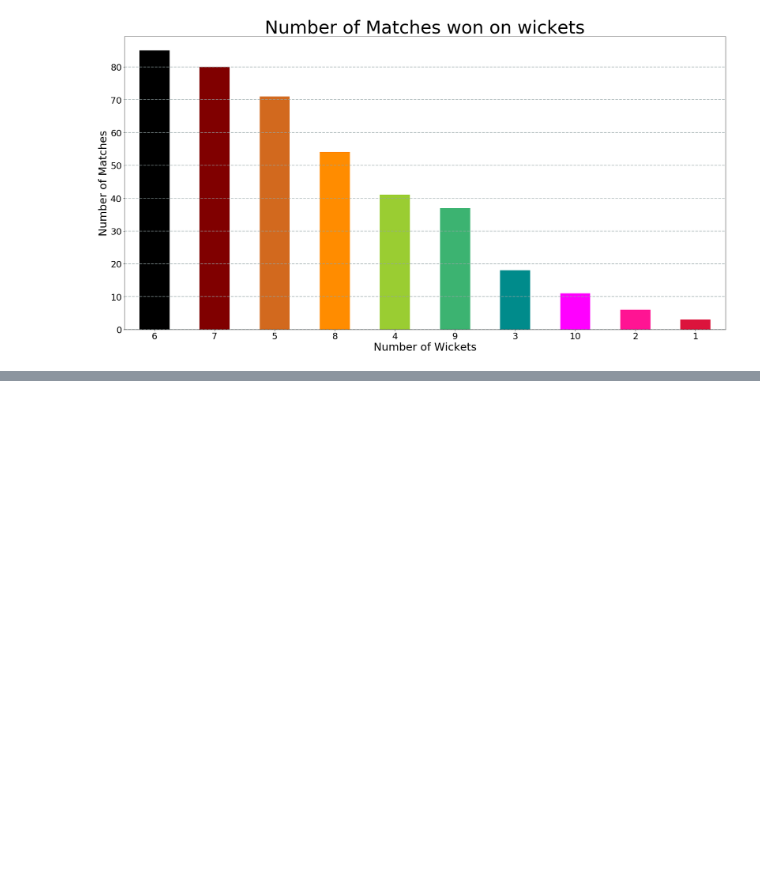
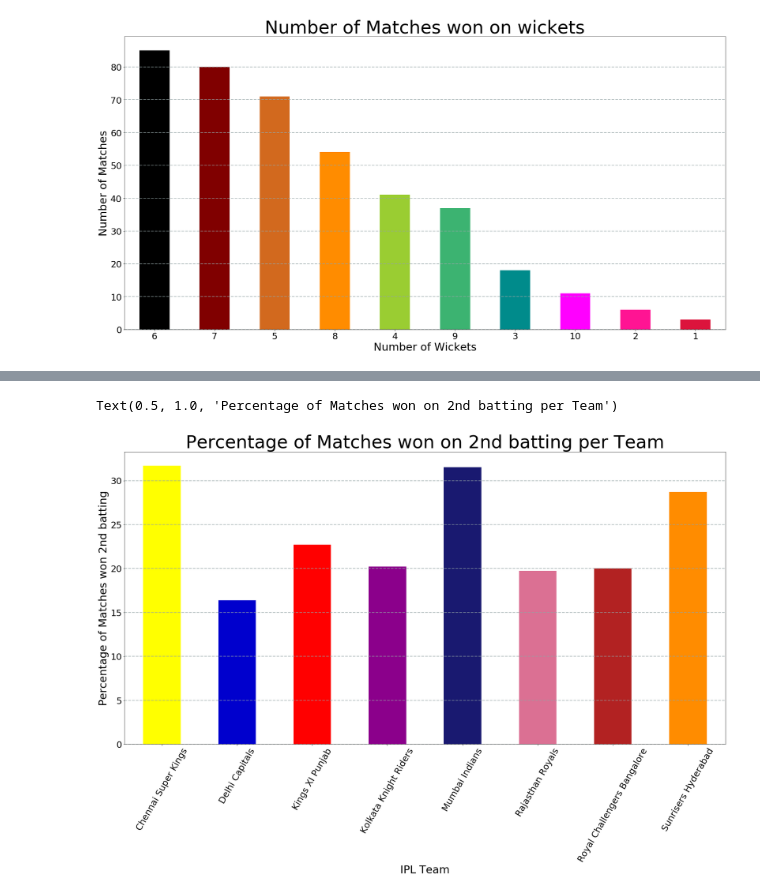
Before and after one commit to Thesavagecoder7784/Statistical-Data-Analysis-With-Pandas, a Jupyter notebook: IPL Stats.ipynb, the cells around one changed output, grey strips where cells are left out. Cells and saved outputs as stored; diff of their text form; code cells hidden in the pictures; blank space fills up the shorter version.

```diff
--- a/IPL Stats.ipynb
+++ b/IPL Stats.ipynb
@@ -427,0 +442,4 @@ Text(0.5, 1.0, 'Number of Matches won on wickets')
+# %%
+mwdf = df[(df['win_by_wickets']==0)]
+# %%
+mwdf = mwdf[['winner']]
@@ -427,0 +462,3 @@ Text(0.5, 1.0, 'Number of Matches won on wickets')
+# %%
+mw = mwdf['winner'].value_counts()
+mw
@@ -427,0 +480,3 @@ Text(0.5, 1.0, 'Number of Matches won on wickets')
+# %%
+mwp = mw/f *100
+mwp
@@ -427,0 +498,15 @@ Text(0.5, 1.0, 'Number of Matches won on wickets')
+# %%
+mwp1 = mwp[['Chennai Super Kings','Delhi Capitals','Kings XI Punjab','Kolkata Knight Riders',
+       'Mumbai Indians','Rajasthan Royals','Royal Challengers Bangalore',
+       'Sunrisers Hyderabad']]
+mwp1.plot(kind = 'bar',color = ['yellow','mediumblue','red','darkmagenta',
+                               'midnightblue','palevioletred','firebrick','darkorange'])
+plt.grid(color='#95a5a6', linestyle='--', linewidth=2, axis='y', alpha=0.7)
+plt.xticks(fontsize =25,rotation = 60)
+plt.yticks(fontsize = 25)
+plt.xlabel("IPL Team",fontsize = 30)
+plt.ylabel("Percentage of Matches won 2nd batting",fontsize = 30)
+plt.title("Percentage of Matches won on 2nd batting per Team",fontsize = 50)
+# %% [output]
+Text(0.5, 1.0, 'Percentage of Matches won on 2nd batting per Team')
+[figure, added]
```
Also changed, not shown: parts of 13 cells of this notebook.
